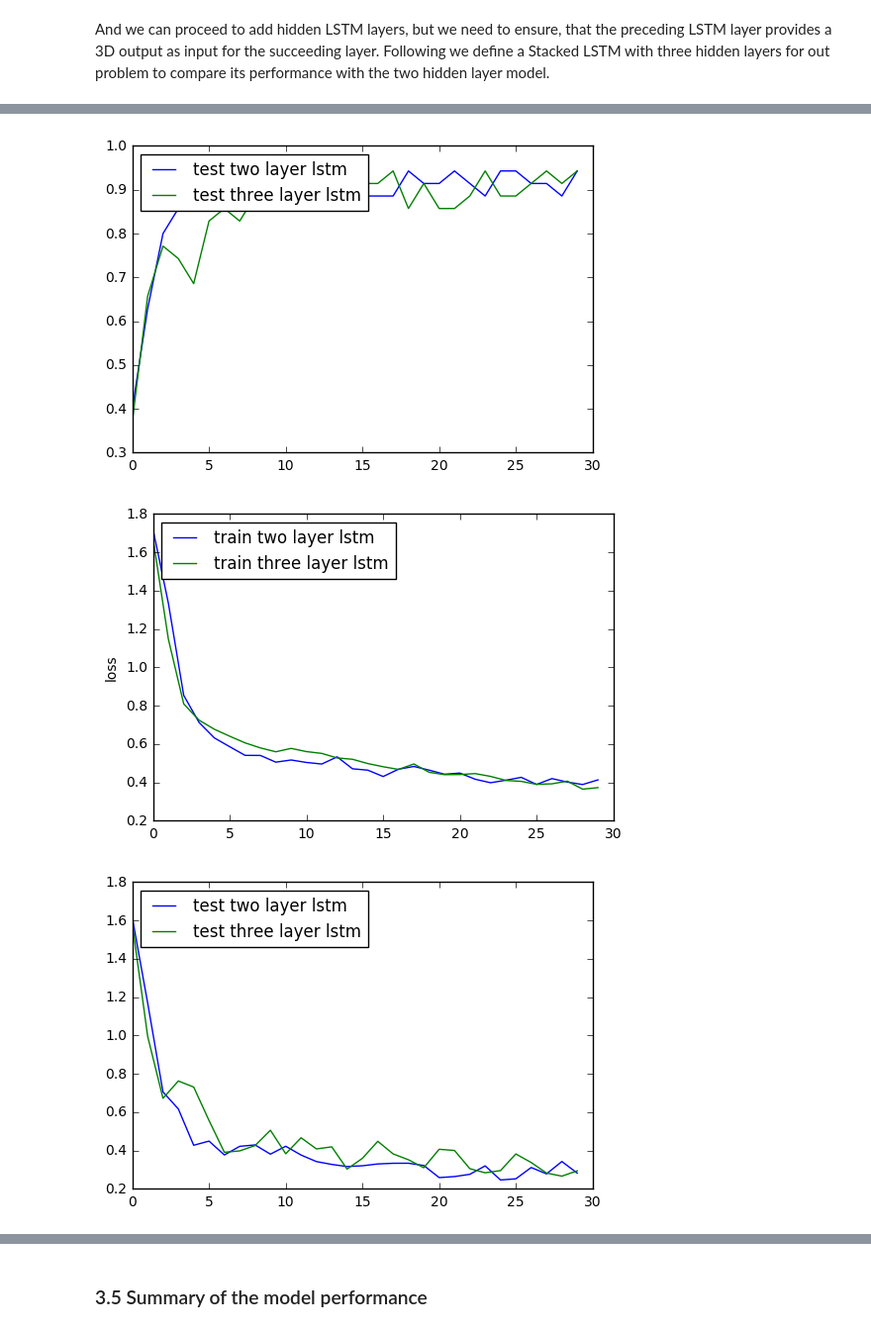
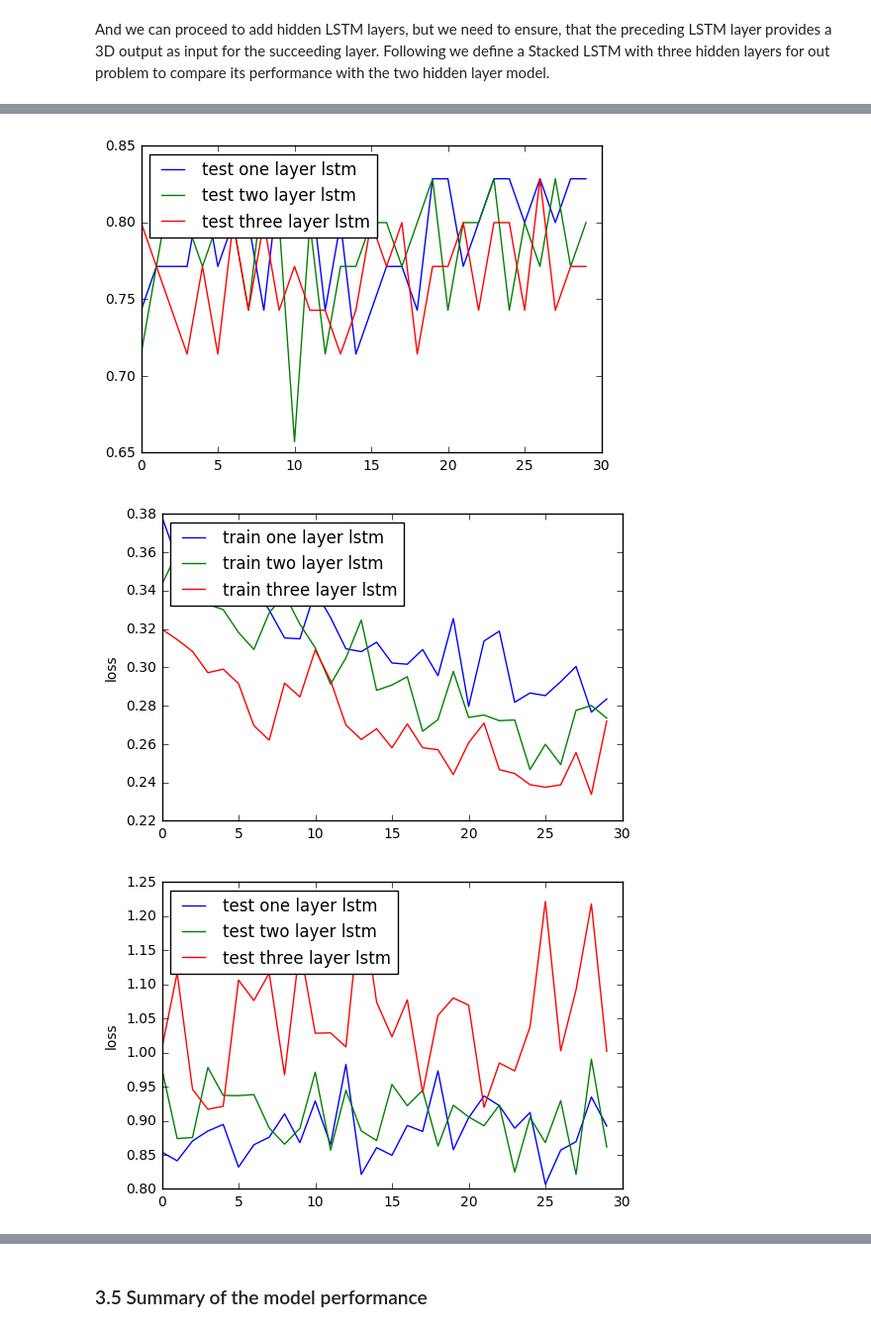
Before and after one commit to mmeyer/huma-tutorial, a Jupyter notebook: huma_tutorial.ipynb, the cells around one changed output, grey strips where cells are left out. Shown: that part at 99% size. Cells and saved outputs as stored; diff of their text form; code cells hidden in the pictures.

```diff
--- a/huma_tutorial.ipynb
+++ b/huma_tutorial.ipynb
@@ -1227,5 +1250,5 @@ Next, we train first the two layer stacked LSTM and followed by the one with thr
 # %%
-# train model with two and three stacked layers
+# train model with one, two and three stacked LSTM layers
 
 # we load the clickstream samples that are labeled with moments/personas
 clickstream_samples, df_clickstream = get_clickstream_samples()
@@ -1258,13 +1281,13 @@ print(dataY.shape)
 
 # we fit the one layer LSTM
 print("Training of one layer LSTM")
-#history_one_layer_model = one_layer_model.fit(dataX, dataY, batch_size=32, epochs=30, validation_split=0.05)
+history_one_layer_model = one_layer_model.fit(dataX, dataY, batch_size=32, epochs=30, validation_split=0.05)
 # we fit the two layer LSTM
 print("Training of two layer stacked LSTM")
-#history_two_layers_model = two_layers_model.fit(dataX, dataY, batch_size=32, epochs=30, validation_split=0.05)
+history_two_layers_model = two_layers_model.fit(dataX, dataY, batch_size=32, epochs=30, validation_split=0.05)
 # we fit the three layer LSTM
 print("Training of three layer stacked LSTM")
-history_three_layers_model = three_layers_model.fit(dataX, dataY, batch_size=32, epochs=40, validation_split=0.05)
+history_three_layers_model = three_layers_model.fit(dataX, dataY, batch_size=32, epochs=30, validation_split=0.05)
 # %% [output]
 (700, 10, 8)
 (700, 6)
@@ -1296,30 +1319,35 @@ plt.title("Model accuracy for two and three layer stacked LSTM")
 plt.ylabel('accuracy')
 plt.xlabel('epoch')
 
-# plotting the development of the accuracy of the two models on training data
+# plotting the development of the accuracy of the three models on training data
+plt.plot(history_one_layer_model.history['acc'])
 plt.plot(history_two_layers_model.history['acc'])
 plt.plot(history_three_layers_model.history['acc'])
-plt.legend(['train two layer lstm','train three layer lstm'], loc='upper left')
+plt.legend(['train one layer lstm','train two layer lstm','train three layer lstm'], loc='upper left')
 plt.show()
 
-# plotting the development of the accuracy of the two models on validation data
+# plotting the development of the accuracy of the three models on validation data
+plt.plot(history_one_layer_model.history['val_acc'])
 plt.plot(history_two_layers_model.history['val_acc'])
 plt.plot(history_three_layers_model.history['val_acc'])
-plt.legend(['test two layer lstm', 'test three layer lstm'], loc='upper left')
+plt.legend(['test one layer lstm','test two layer lstm','test three layer lstm'], loc='upper left')
 plt.show()
 
 # summary of model history for loss in case of training and test data
 plt.ylabel('loss')
 
-# plotting the development of the loss of the two models on training data
+# plotting the development of the loss of the three models on training data
+plt.plot(history_one_layer_model.history['loss'])
 plt.plot(history_two_layers_model.history['loss'])
 plt.plot(history_three_layers_model.history['loss'])
-plt.legend(['train two layer lstm','train three layer lstm'], loc='upper left')
+plt.legend(['train one layer lstm','train two layer lstm','train three layer lstm'], loc='upper left')
 plt.show()
 
-# plotting the development of the loss of the two models on training data
+plt.ylabel('loss')
+# plotting the development of the loss of the three models on training data
+plt.plot(history_one_layer_model.history['val_loss'])
 plt.plot(history_two_layers_model.history['val_loss'])
 plt.plot(history_three_layers_model.history['val_loss'])
-plt.legend(['test two layer lstm', 'test three layer lstm'], loc='upper left')
+plt.legend(['test one layer lstm','test two layer lstm','test three layer lstm'], loc='upper left')
 plt.show()
 # %% [output]
@@ -1327,6 +1355,6 @@ plt.show()
-[figure, old version]
+[figure, new version]
-[figure, old version]
+[figure, new version]
-[figure, old version]
+[figure, new version]
 # %% [markdown]
 ### 3.4 Implement testing code for trained model
 
```
Also changed, not shown: parts of 61 cells of this notebook.
